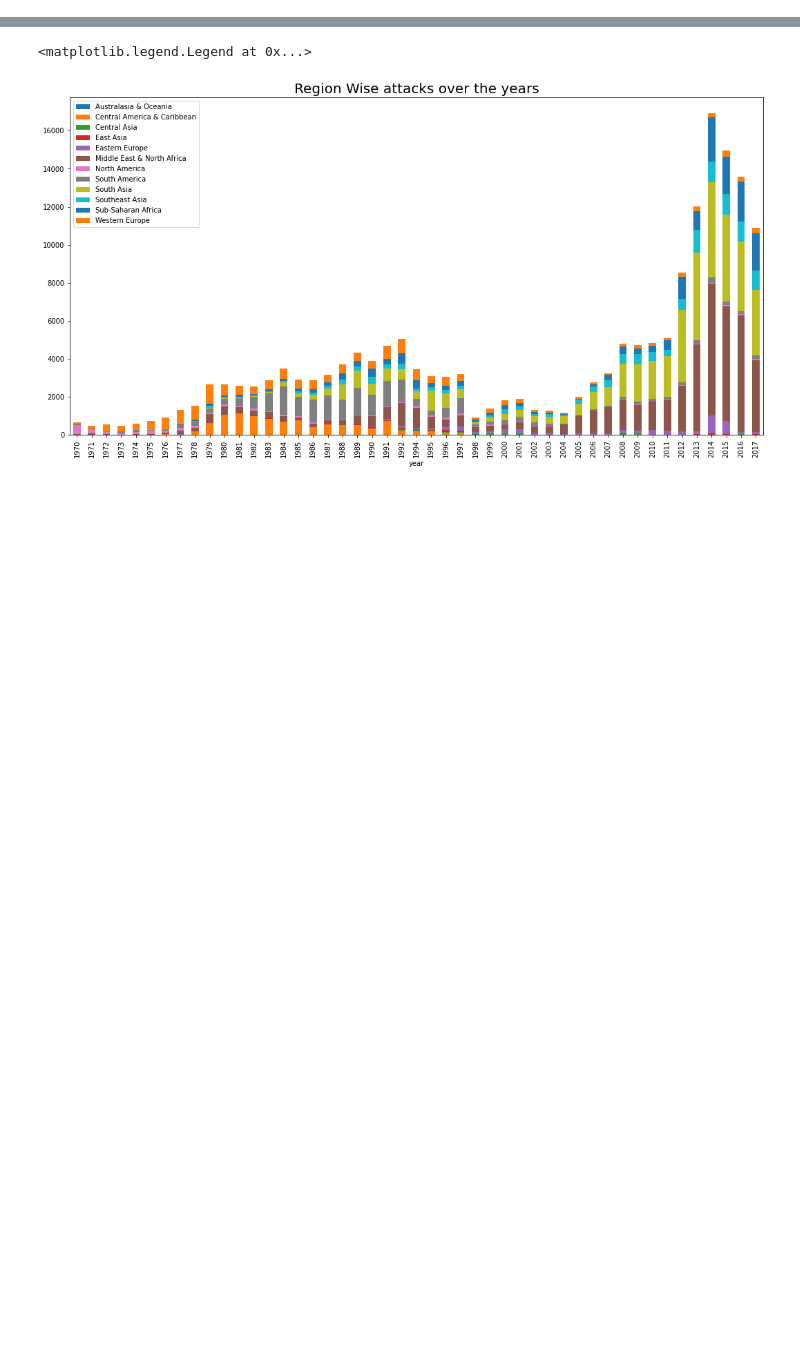
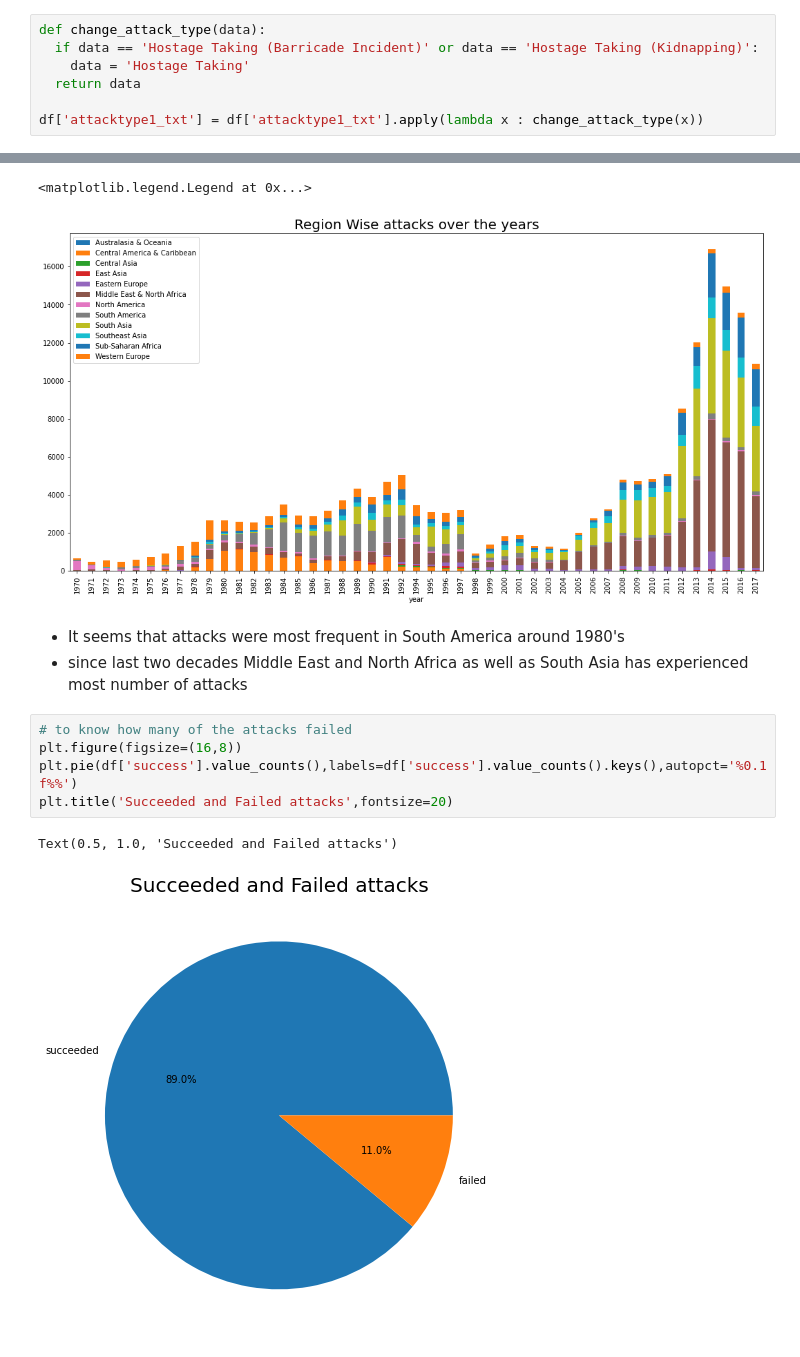
Before and after one commit to Shreyash-Jagdale/Shreyash_Jagdale, a Jupyter notebook: Individual_notebook.ipynb, the cells around one changed output, grey strips where cells are left out. Saved outputs shown, nothing was run; the diff lists cells and outputs as text; blank space fills up the shorter version.

```diff
--- a/Individual_notebook.ipynb
+++ b/Individual_notebook.ipynb
@@ -92,3 +92,10 @@ df['success']=y.replace(0,'failed')
+# %%
+def change_attack_type(data):
+  if data == 'Hostage Taking (Barricade Incident)' or data == 'Hostage Taking (Kidnapping)':
+    data = 'Hostage Taking'
+  return data
+
+df['attacktype1_txt'] = df['attacktype1_txt'].apply(lambda x : change_attack_type(x))
 # %% [markdown]
 Analysis and Visualization of Data
 # %%
@@ -177,3 +185,14 @@ plt.legend(loc=2,prop={'size':10})
 # %% [output]
 <matplotlib.legend.Legend at 0x...>
 [figure]
+# %% [markdown]
+* It seems that attacks were most frequent in South America around 1980's
+* since last two decades Middle East and North Africa as well as South Asia has experienced most number of attacks
+# %%
+# to know how many of the attacks failed
+plt.figure(figsize=(16,8))
+plt.pie(df['success'].value_counts(),labels=df['success'].value_counts().keys(),autopct='%0.1f%%')
+plt.title('Succeeded and Failed attacks',fontsize=20)
+# %% [output]
+Text(0.5, 1.0, 'Succeeded and Failed attacks')
+[figure, added]
```
Also changed, not shown: parts of 7 cells of this notebook.
